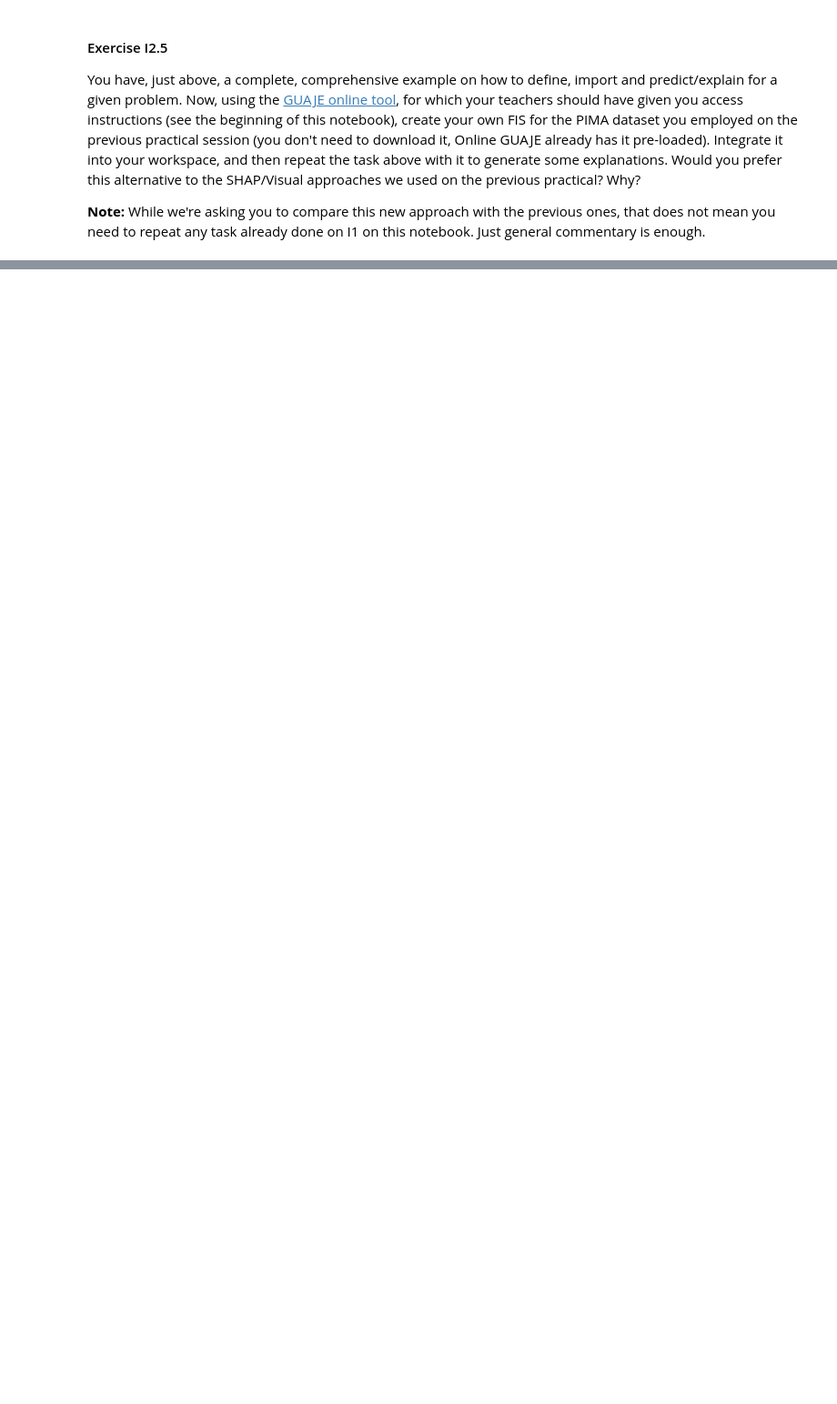
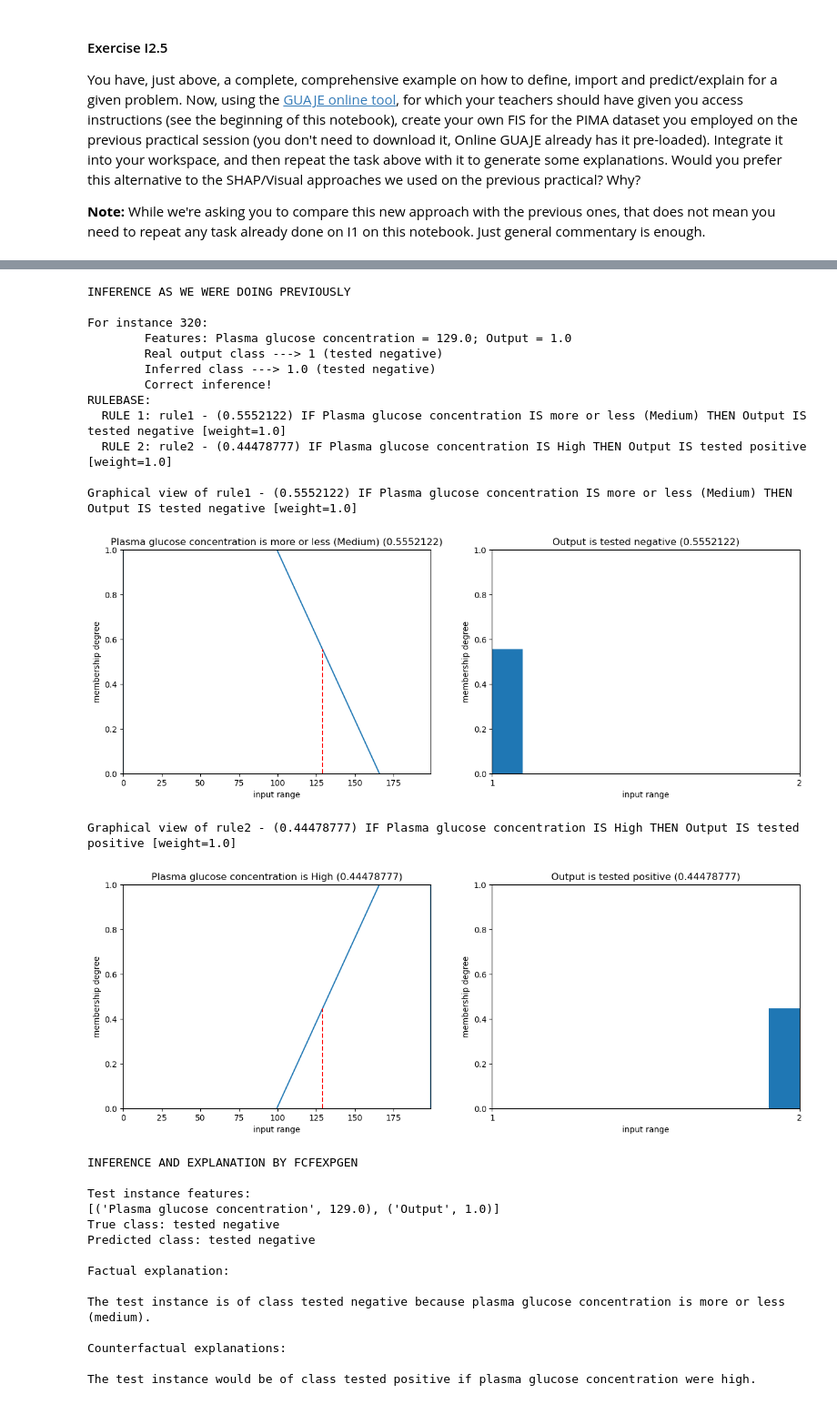
Before and after one commit to Trillom11/TXAI, a Jupyter notebook: TXAI_I2_EXFS.ipynb, the cells around one changed output, grey strips where cells are left out. Shown at 91% size. Drawn from its saved outputs; the diff is of its cells as text; code cells hidden in the pictures; blank space fills up the shorter version.

```diff
--- a/TXAI_I2_EXFS.ipynb
+++ b/TXAI_I2_EXFS.ipynb
@@ -888,0 +971,77 @@ You have, just above, a complete, comprehensive example on how to define, import
+# %%
+
+# ID of the dataset instance we'll predict for
+ins_id = 320
+
+# The FCFEXPGEN library will need this
+values = []
+names = []
+
+mapping = {"Output": "Diabetes"}
+
+# We collect the FIS variables and set their values to those of the dataset instance
+pima_vars = pima_fis.getVariables()
+for v in pima_vars:
+    v_name = v.getName()
+    names.append(v_name)
+
+    # Look for original name
+    csv_col = mapping.get(v_name, v_name)
+
+    # Get the instance value and add to FIS
+    val = float(pima_data.get(csv_col)[ins_id])
+    values.append(val)
+    v.setValue(val)
+
+# Evaluate the rule base
+pima_fis.evaluate()
+
+# Get the inference results and the real class
+pimaClass = pima_fis.getVariable("Output") #  GUAJE name
+trueClass = pima_data.get("Diabetes")[ins_id] #  PIMA.txt name
+
+# Plot the inference process as we were doing previously...
+print("INFERENCE AS WE WERE DOING PREVIOUSLY\n")
+print(f'For instance {ins_id}:')
+print(f'\tFeatures: {"; ".join(var.getName() + " = " + str(var.getValue()) for var in pima_vars)}')
+print(f'\tReal output class ---> {str(trueClass)} ({pima_class_names[round(trueClass) - 1]})')
+print(f'\tInferred class ---> {str(pimaClass.getValue())} ({pima_class_names[round(pimaClass.getValue()) - 1]})')
+print(f'\t{"Correct inference!" if round(float(trueClass)) == round(float(pimaClass.getValue())) else "Incorrect inference!"}')
+plot_fuzzy_rules(pima_fis, True)
+
+# And now the verbal explanations coming from FCFEXPGEN!
+print("\nINFERENCE AND EXPLANATION BY FCFEXPGEN\n")
+generate_counterfactuals(values, names, true_class=str(float(trueClass)),
+                         xml_filename=pima_jfml,
+                         json_filename=pima_json,
+                         linguistic_terms_known=True)
+# %% [output]
+INFERENCE AS WE WERE DOING PREVIOUSLY
+
+For instance 320:
+        Features: Plasma glucose concentration = 129.0; Output = 1.0
+        Real output class ---> 1 (tested negative)
+        Inferred class ---> 1.0 (tested negative)
+        Correct inference!
+RULEBASE:
+  RULE 1: rule1 - (0.5552122) IF Plasma glucose concentration IS more or less (Medium) THEN Output IS tested negative [weight=1.0]
+  RULE 2: rule2 - (0.44478777) IF Plasma glucose concentration IS High THEN Output IS tested positive [weight=1.0]
+
+Graphical view of rule1 - (0.5552122) IF Plasma glucose concentration IS more or less (Medium) THEN Output IS tested negative [weight=1.0]
+[figure, added]
+Graphical view of rule2 - (0.44478777) IF Plasma glucose concentration IS High THEN Output IS tested positive [weight=1.0]
+[figure, added]
+INFERENCE AND EXPLANATION BY FCFEXPGEN
+
+Test instance features:
+[('Plasma glucose concentration', 129.0), ('Output', 1.0)]
+True class: tested negative
+Predicted class: tested negative
+
+Factual explanation:
+
+The test instance is of class tested negative because plasma glucose concentration is more or less (medium).
+
+Counterfactual explanations:
+
+The test instance would be of class tested positive if plasma glucose concentration were high.
```
Also changed, not shown: parts of 7 cells of this notebook.
